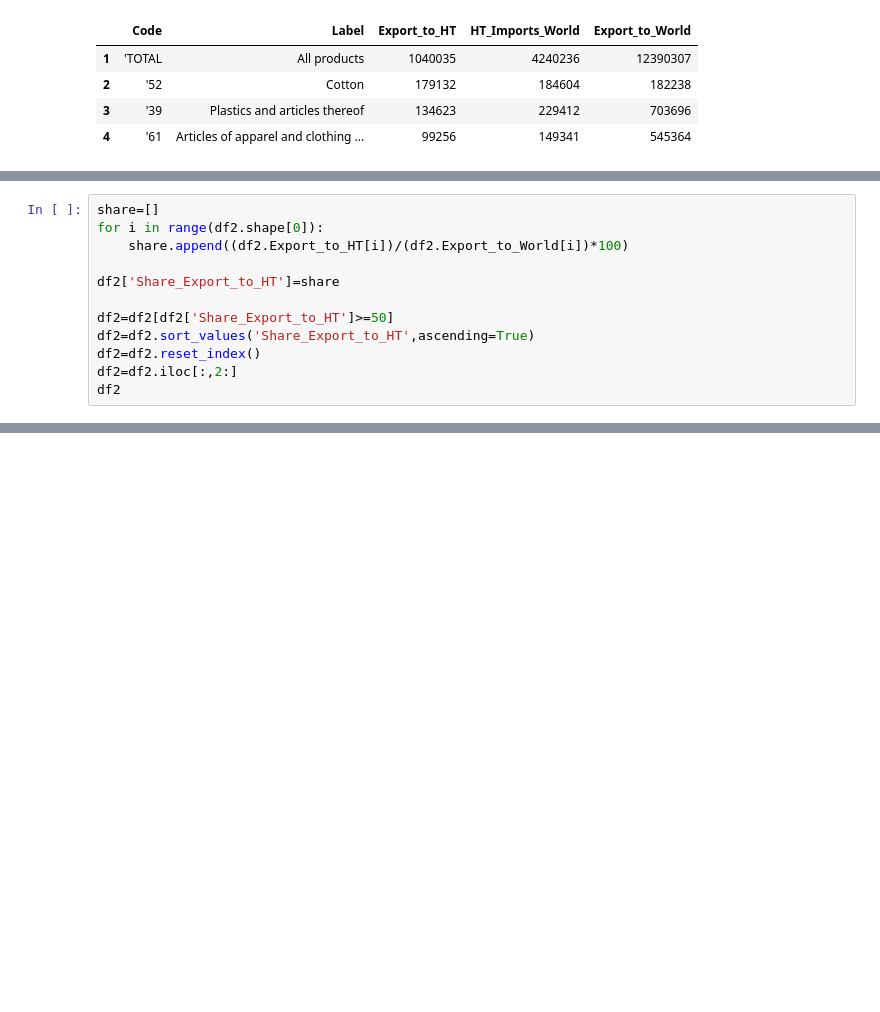
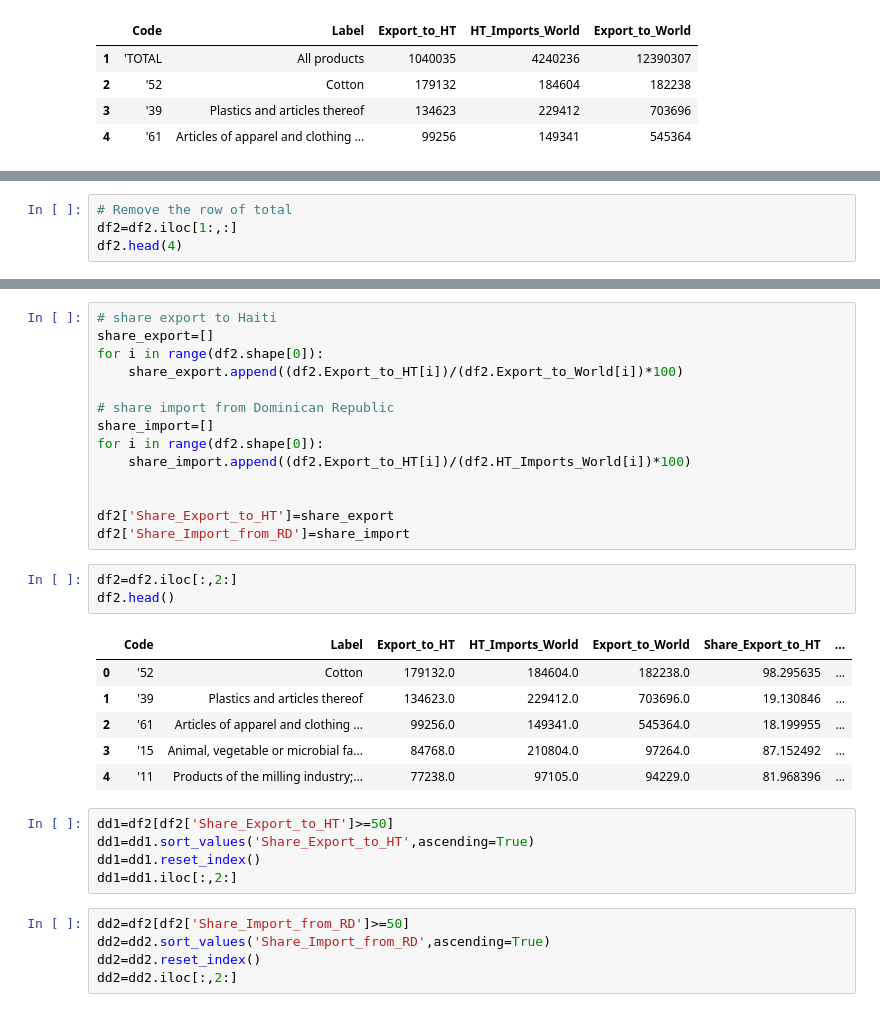
Before and after one commit to raulincadet/HT_DR, a Jupyter notebook: DRexportHTshare.ipynb, the cells around one changed output, grey strips where cells are left out. Drawn from its saved outputs; the diff is of its cells as text; blank space fills up the shorter version.

```diff
--- a/DRexportHTshare.ipynb
+++ b/DRexportHTshare.ipynb
@@ -41,3 +47,7 @@ df2.head(5)
 | 2 | 3 | '39 | Plastics and articles thereof | 134623.0 | 229412.0 | 703696.0 |
 | 3 | 4 | '61 | Articles of apparel and clothing ... | 99256.0 | 149341.0 | 545364.0 |
 | 4 | 5 | '15 | Animal, vegetable or microbial fa... | 84768.0 | 210804.0 | 97264.0 |
+# %%
+# Remove the row of total
+df2=df2.iloc[1:,:]
+df2.head(4)
@@ -51,12 +73,0 @@ df2['Export_to_HT'].shape,(df2['Export_to_World']).shape
-# %%
-share=[]
-for i in range(df2.shape[0]):
-    share.append((df2.Export_to_HT[i])/(df2.Export_to_World[i])*100)
-
-df2['Share_Export_to_HT']=share
-
-df2=df2[df2['Share_Export_to_HT']>=50]
-df2=df2.sort_values('Share_Export_to_HT',ascending=True)
-df2=df2.reset_index()
-df2=df2.iloc[:,2:]
-df2
@@ -101,0 +74,34 @@ plt.xticks(visible=False)
+# %%
+# share export to Haiti
+share_export=[]
+for i in range(df2.shape[0]):
+    share_export.append((df2.Export_to_HT[i])/(df2.Export_to_World[i])*100)
+
+# share import from Dominican Republic
+share_import=[]
+for i in range(df2.shape[0]):
+    share_import.append((df2.Export_to_HT[i])/(df2.HT_Imports_World[i])*100)
+
+
+df2['Share_Export_to_HT']=share_export
+df2['Share_Import_from_RD']=share_import
+# %%
+df2=df2.iloc[:,2:]
+df2.head()
+# %% [output]
+|  | Code | Label | Export_to_HT | HT_Imports_World | Export_to_World | Share_Export_to_HT | ... |
+| 0 | '52 | Cotton | 179132.0 | 184604.0 | 182238.0 | 98.295635 | ... |
+| 1 | '39 | Plastics and articles thereof | 134623.0 | 229412.0 | 703696.0 | 19.130846 | ... |
+| 2 | '61 | Articles of apparel and clothing ... | 99256.0 | 149341.0 | 545364.0 | 18.199955 | ... |
+| 3 | '15 | Animal, vegetable or microbial fa... | 84768.0 | 210804.0 | 97264.0 | 87.152492 | ... |
+| 4 | '11 | Products of the milling industry;... | 77238.0 | 97105.0 | 94229.0 | 81.968396 | ... |
+# %%
+dd1=df2[df2['Share_Export_to_HT']>=50]
+dd1=dd1.sort_values('Share_Export_to_HT',ascending=True)
+dd1=dd1.reset_index()
+dd1=dd1.iloc[:,2:]
+# %%
+dd2=df2[df2['Share_Import_from_RD']>=50]
+dd2=dd2.sort_values('Share_Import_from_RD',ascending=True)
+dd2=dd2.reset_index()
+dd2=dd2.iloc[:,2:]
```
Also changed, not shown: parts of 11 cells of this notebook.
